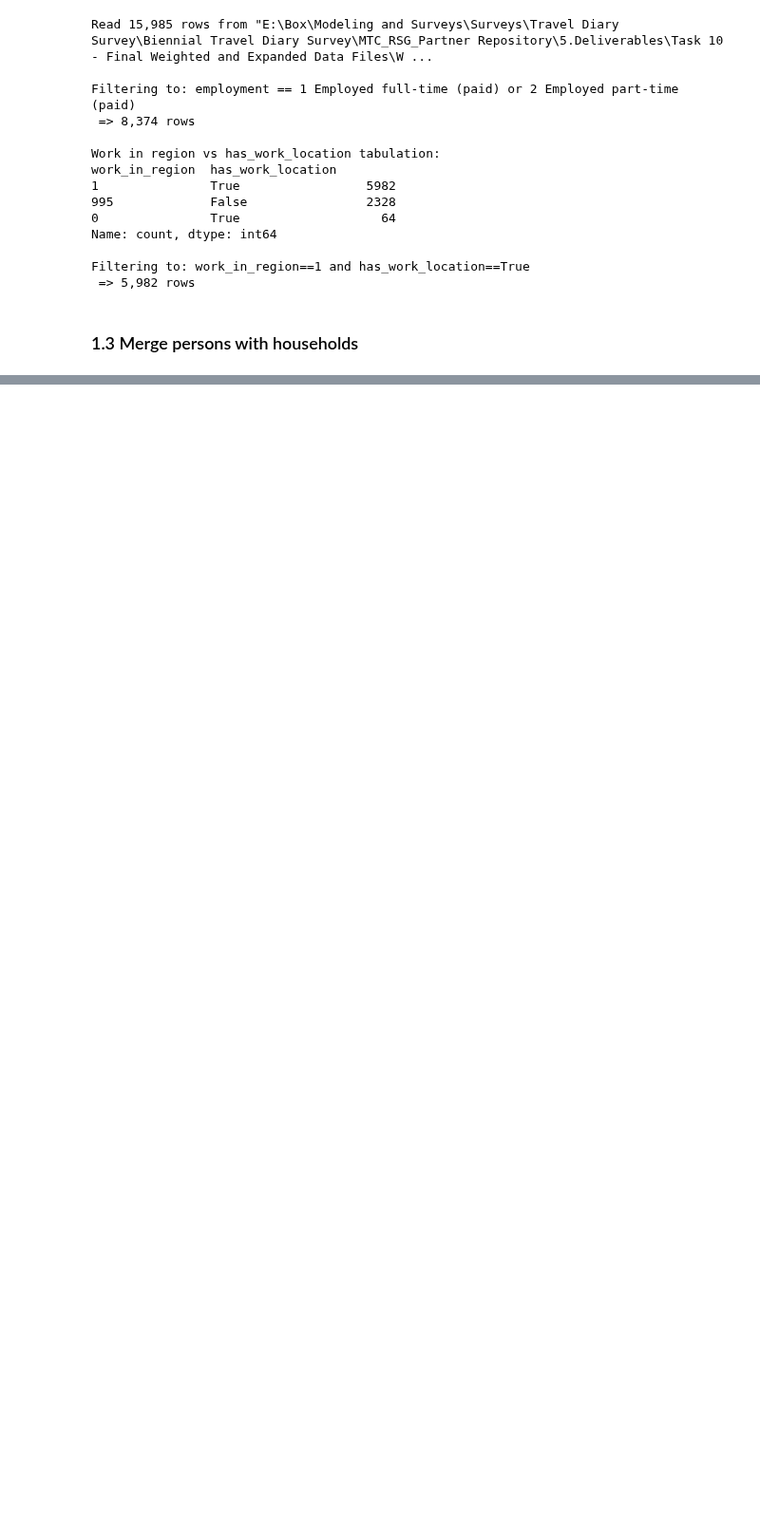
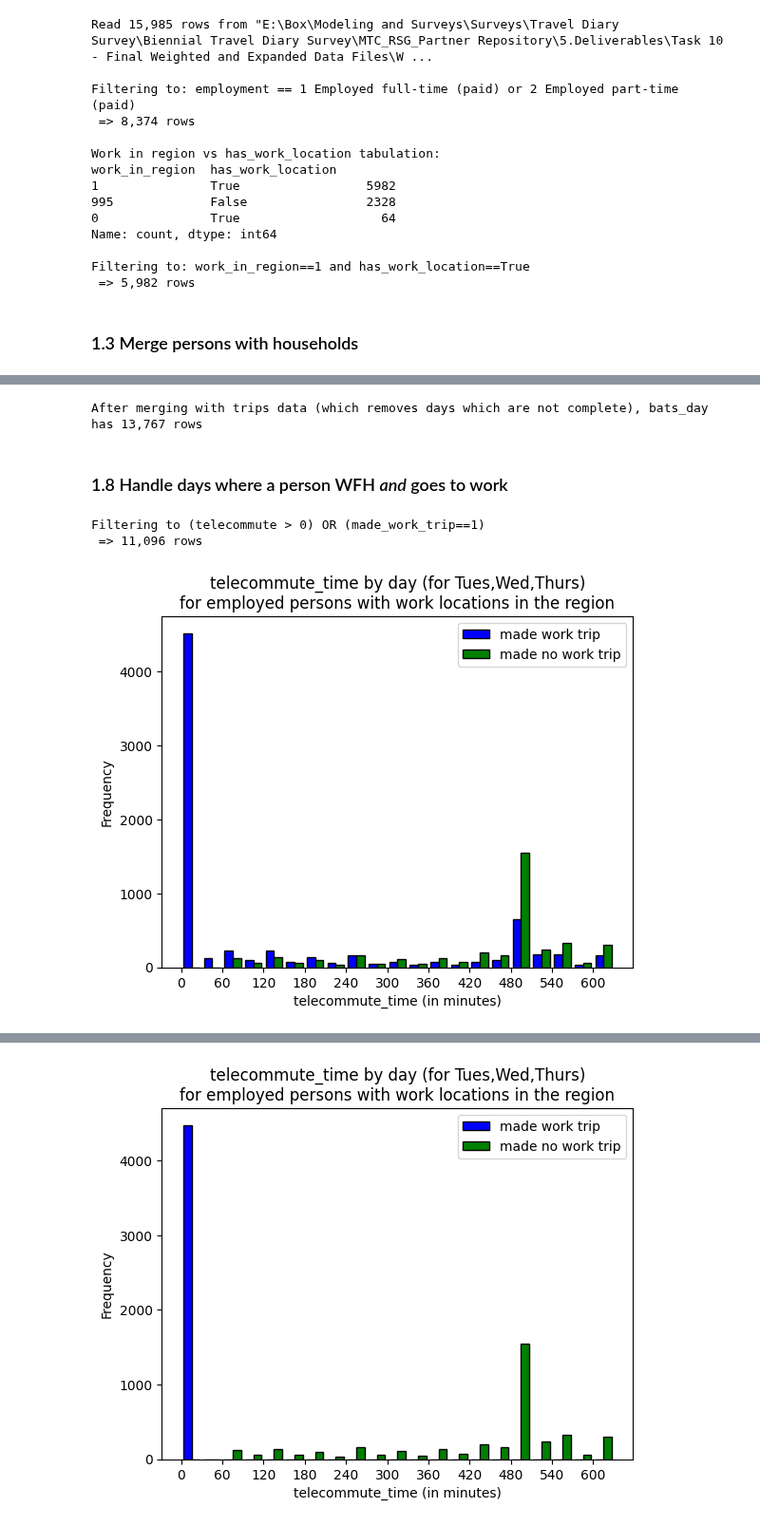
Before and after one commit to BayAreaMetro/travel-model-one, a Jupyter notebook: utilities/telecommute/estimate_WFH_from_BATS2023.ipynb, the cells around one changed output, grey strips where cells are left out. Shown at 95% size. Drawn from its saved outputs; the diff is of its cells as text; code cells hidden in the pictures; blank space fills up the shorter version.

```diff
--- a/utilities/telecommute/estimate_WFH_from_BATS2023.ipynb
+++ b/utilities/telecommute/estimate_WFH_from_BATS2023.ipynb
@@ -168,0 +275,73 @@ dtype: object
+# %%
+# Here, we want an inner join because we only want employed persons with work locations
+# But we also only want days where the day_is_complete
+bats_day = pd.merge(
+    left=bats_day,
+    right=bats_trip,
+    on=['hh_id','person_id','day_num'],
+    how='inner',
+    validate='one_to_one'
+)
+print(f"After merging with trips data (which removes days which are not complete), bats_day has {len(bats_day):,} rows")
+# %% [output]
+After merging with trips data (which removes days which are not complete), bats_day has 13,767 rows
+# %% [markdown]
+### 1.8 Handle days where a person WFH *and* goes to work
+# %%
+bats_day.head()
+# remove days where the person neither went to work nor telecommuted
+# TODO: I'm requiring telecommute_minutes >= 60 to count as working
+MIN_WORK_TIME = 60
+
+print("\nFiltering to (telecommute > 0) OR (made_work_trip==1)")
+bats_day = bats_day.loc[(bats_day.telecommute_time >= MIN_WORK_TIME)|(bats_day.made_work_trip==1)]
+print(f" => {len(bats_day):,} rows")
+
+# Plot telecommute_time distribution by made_work_trip
+plt.hist([bats_day.loc[bats_day.made_work_trip==1]['telecommute_time'],
+          bats_day.loc[bats_day.made_work_trip==0]['telecommute_time']],
+         bins=list(range(0,660,30)),
+         color=['blue','green'],
+         label=['made work trip','made no work trip'],
+         edgecolor='black')
+plt.title('telecommute_time by day (for Tues,Wed,Thurs)\nfor employed persons with work locations in the region')
+plt.xlabel('telecommute_time (in minutes)')
+plt.xticks(list(range(0,660,60)))
+plt.ylabel('Frequency')
+plt.legend()
+plt.show()
+
+bats_day['wfh'] = 0
+bats_day.loc[bats_day.telecommute_time > 0, 'wfh'] = 1
+print(f"\nwfh vs goes to work:\n{bats_day[['wfh','made_work_trip']].value_counts(dropna=False)}")
+
+
+#######################
+
+# The travel model doesn't currently really represent people who make work trips *and* WFH within the same day
+# Hence the forumlation of this as binary choice model.
+# two options:
+#  1) if they go to work, then they didn't WFH (even if they did both)
+#  2) if they go to work and WFH then drop the record
+# TODO: For now, I'll drop the records to strive for a stronger signal
+bats_day = bats_day.loc[bats_day.wfh + bats_day.made_work_trip == 1]
+print("\nFiltering out wfh==1 AND made_work_trip==1")
+print(f"wfh vs goes to work:\n{bats_day[['wfh','made_work_trip']].value_counts(dropna=False)}")
+
+# Plot telecommute_time distribution by made_work_trip
+plt.hist([bats_day.loc[bats_day.made_work_trip==1]['telecommute_time'],
+          bats_day.loc[bats_day.made_work_trip==0]['telecommute_time']],
+         bins=list(range(0,660,30)),
+         color=['blue','green'],
+         label=['made work trip','made no work trip'],
+         edgecolor='black')
+plt.title('telecommute_time by day (for Tues,Wed,Thurs)\nfor employed persons with work locations in the region')
+plt.xlabel('telecommute_time (in minutes)')
+plt.xticks(list(range(0,660,60)))
+plt.ylabel('Frequency')
+plt.legend()
+plt.show()
+# %% [output]
+Filtering to (telecommute > 0) OR (made_work_trip==1)
+ => 11,096 rows
+[figure, added]
@@ -168,0 +361 @@ dtype: object
+[figure, added]
```
Also changed, not shown: parts of 12 cells of this notebook.
